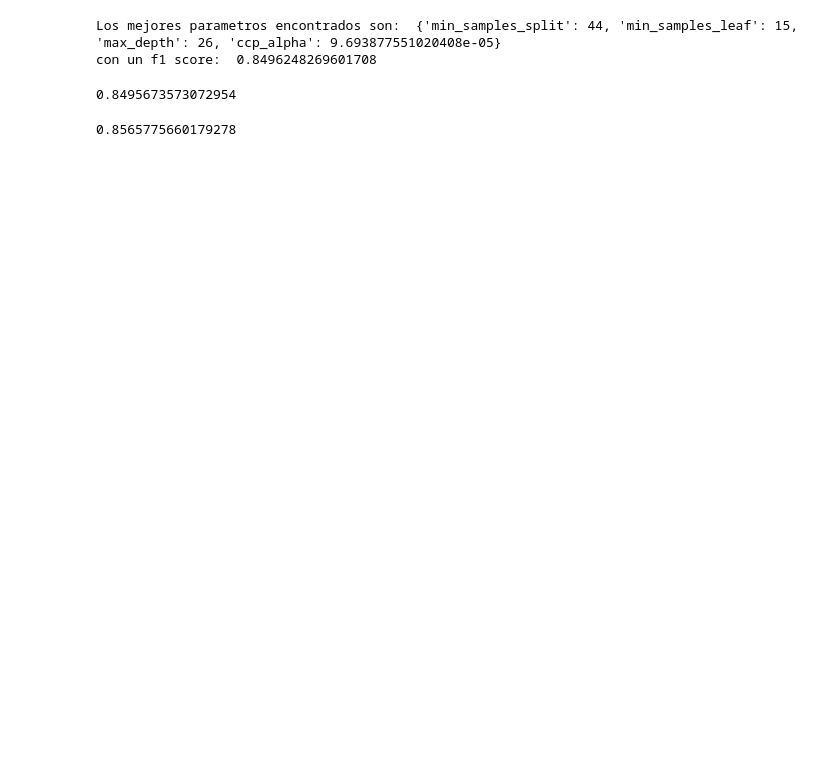
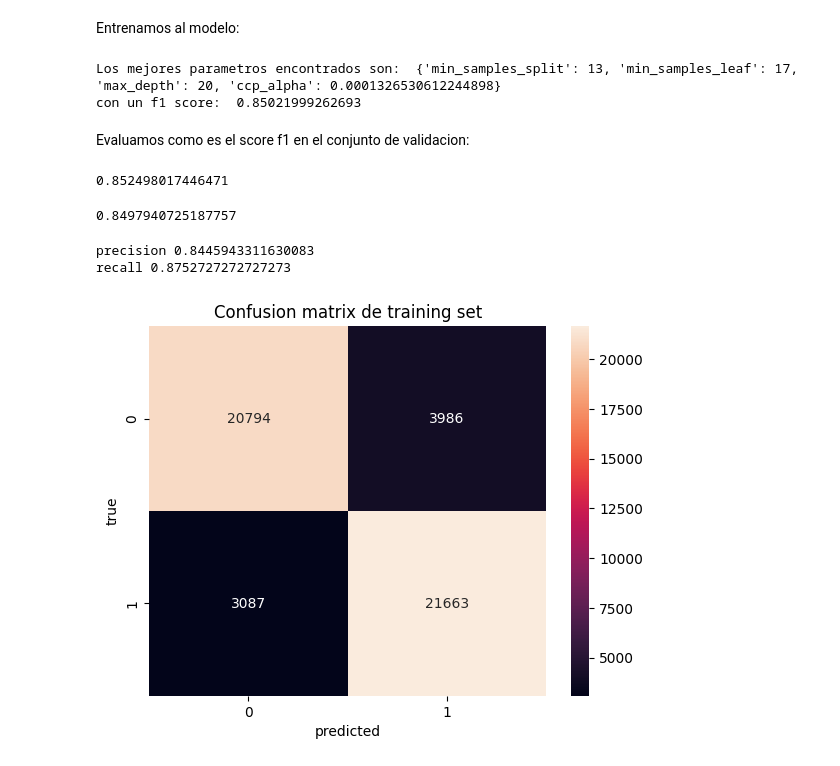
Before and after one commit to LuchoLorenzo1/7506R-1C2023-GRUPO19, a Jupyter notebook: checkpoint2/7506R_TP1_GRUPO19_CH2_ENTREGA.ipynb, the cells around one changed output. Saved outputs shown, nothing was run; the diff lists cells and outputs as text; code cells hidden in the pictures; blank space fills up the shorter version.

```diff
--- a/checkpoint2/7506R_TP1_GRUPO19_CH2_ENTREGA.ipynb
+++ b/checkpoint2/7506R_TP1_GRUPO19_CH2_ENTREGA.ipynb
@@ -34,8 +49,8 @@ target = "is_canceled"
 attrs = [
     "hotel_encoding",
 
-    "lead_time",
-    # "reservo_el_mismo_dia",
+    #"lead_time",
+    "reservo_el_mismo_dia",
     "adr",
 
     "stays_in_weekend_nights",
@@ -53,15 +68,16 @@ attrs = [
 
     # "es_extranjero",
     "es_portugues",
-    "es_ingles",
-    "es_frances",
-    "es_espanol",
-    "es_aleman",
+    #"es_ingles",
+    #"es_frances",
+    #"es_espanol",
+    #"es_aleman",
 
     "reserved_room_was_assigned",
 
     "is_repeated_guest",
     "previous_cancellations", "previous_bookings_not_canceled",
+    #"total_reservas_previas"
     "total_of_special_requests",
     "booking_changes",
 
@@ -77,11 +93,12 @@ attrs = [
     "reservo_online",
     "reservo_en_grupo",
     "reservo_sin_compania",
+    "reservo_sin_paquete",
 
     # "days_in_waiting_list",
     "tuvo_dias_de_espera",
 
-     "agent9",
+    "agent9",
     "agent240",
     "agent1",
     "agent1",
@@ -91,4 +110,4 @@ attrs = [
 X = df[attrs].values
 y = df[target].values
 
-X_train, X_test,  y_train, y_test = train_test_split(X, y, test_size=0.2)
+X_train, X_val,  y_train, y_val = train_test_split(X, y, test_size=0.2, shuffle=True)
@@ -94,0 +120,7 @@ X_train, X_test,  y_train, y_test = train_test_split(X, y, test_size=0.2)
+# %%
+params_grid = {
+    "max_depth": list(range(15, 25)),
+    "min_samples_leaf": list(range(15, 30)),
+    "min_samples_split": list(range(10, 30)),
+    "ccp_alpha": np.linspace(0, 2.5e-4, 50),
+}
@@ -95,12 +129,5 @@ X_train, X_test,  y_train, y_test = train_test_split(X, y, test_size=0.2)
 # %%
-params_grid = {
-    "max_depth": list(range(10, 30)),
-    "min_samples_leaf": list(range(15, 35)),
-    "min_samples_split": list(range(20, 50)),
-    "ccp_alpha": np.linspace(0, 2.5e-4, 50),
-}
-
-kfoldcv = StratifiedKFold(n_splits=3)
+kfoldcv = StratifiedKFold(n_splits=4)
 
 tree = DecisionTreeClassifier(criterion="gini")
 
@@ -111,21 +138,38 @@ model = RandomizedSearchCV(
     cv=kfoldcv,
     n_iter=20,
 )
+# %% [markdown]
+Entrenamos al modelo:
 # %%
 model.fit(X_train, y_train)
 print("Los mejores parametros encontrados son: ", model.best_params_)
 print("con un f1 score: ", model.best_score_)
 # %% [output]
-Los mejores parametros encontrados son:  {'min_samples_split': 44, 'min_samples_leaf': 15, 'max_depth': 26, 'ccp_alpha': 9.693877551020408e-05}
-con un f1 score:  0.8496248269601708
+Los mejores parametros encontrados son:  {'min_samples_split': 13, 'min_samples_leaf': 17, 'max_depth': 20, 'ccp_alpha': 0.0001326530612244898}
+con un f1 score:  0.85021999262693
+# %% [markdown]
+Evaluamos como es el score f1 en el conjunto de validacion:
 # %%
-model.score(X_test, y_test)
+model.score(X_val, y_val)
 # %% [output]
-0.8495673573072954
+0.852498017446471
 # %%
 tree = tree.set_params(**model.best_params_)
 tree.fit(X_train, y_train)
 
-tree.score(X_test, y_test)
+tree.score(X_val, y_val)
 # %% [output]
-0.8565775660179278
+0.8497940725187757
+# %%
+y_pred = tree.predict(X_train)
+confusion = confusion_matrix(y_train, y_pred)
+sns.heatmap(confusion, annot=True, fmt='.0f')
+plt.ylabel('true')
+plt.xlabel('predicted')
+plt.title("Confusion matrix de training set")
+print("precision", precision_score(y_train, y_pred))
+print("recall", recall_score(y_train, y_pred))
+# %% [output]
+precision 0.8445943311630083
+recall 0.8752727272727273
+[figure, added]
```
Also changed, not shown: parts of 11 cells of this notebook.
